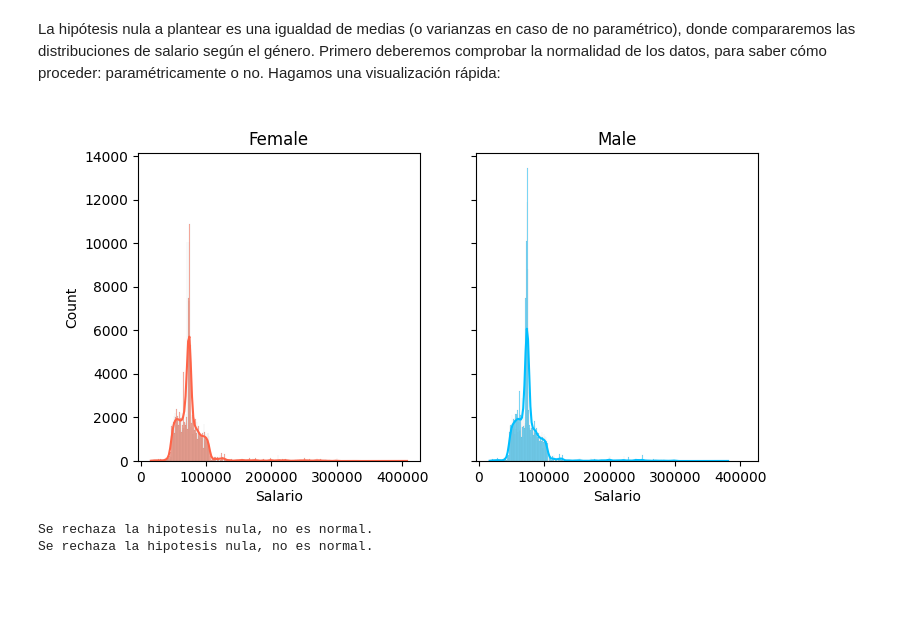
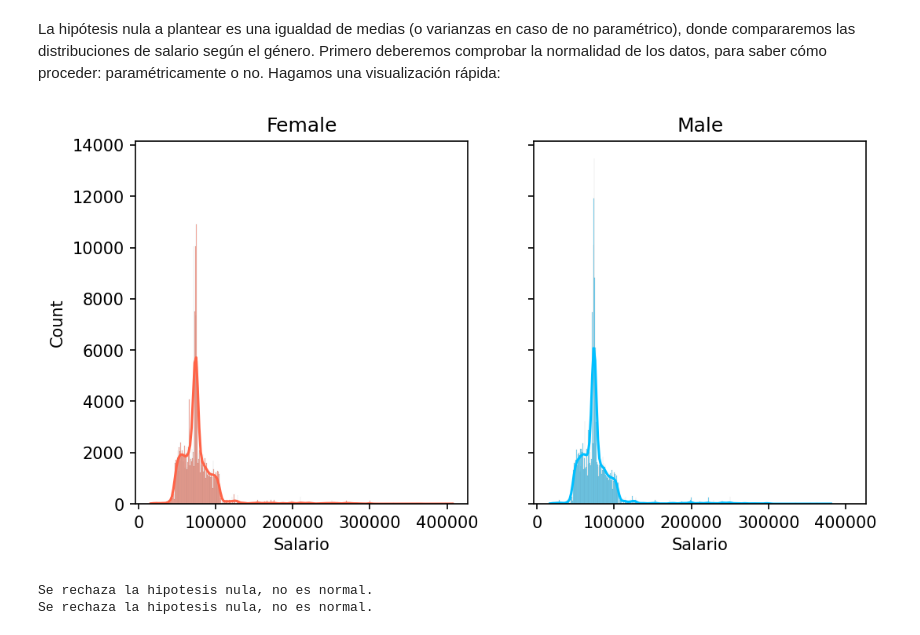
Before and after one commit to yanruwu/hackio-lab-ab-testing-noparam, a Jupyter notebook: laboratorio-modulo6-leccion04-1-ab-testing-no-param.ipynb, the cells around one changed output. Drawn from its saved outputs; the diff is of its cells as text; code cells hidden in the pictures; blank space fills up the shorter version.

```diff
--- a/laboratorio-modulo6-leccion04-1-ab-testing-no-param.ipynb
+++ b/laboratorio-modulo6-leccion04-1-ab-testing-no-param.ipynb
@@ -392,15 +393,15 @@ La hipótesis nula a plantear es una igualdad de medias (o varianzas en caso de
 # %%
 genders = df["gender"].unique()
 # %%
-fig, axes = plt.subplots(1,2,figsize = (8,4), dpi=100, sharey=True, sharex=True)
+fig, axes = plt.subplots(1,2,figsize = (8,4), dpi=150, sharey=True, sharex=True)
 colors2 = ["tomato", "deepskyblue"]
 for i in range(len(genders)):
     axes[i].set_title(genders[i])
     sns.histplot(df[df["gender"] == genders[i]]["salary"], ax=axes[i], kde = True, color = colors2[i])
     axes[i].set_xlabel("Salario")
 plt.show()
 # %% [output]
-[figure, old version]
+[figure, new version]
 # %%
 for g in genders:
     test_norm(df[df["gender"] == g], col = "salary", sig_level=0.05)
```
Also changed, not shown: parts of 5 cells of this notebook.
